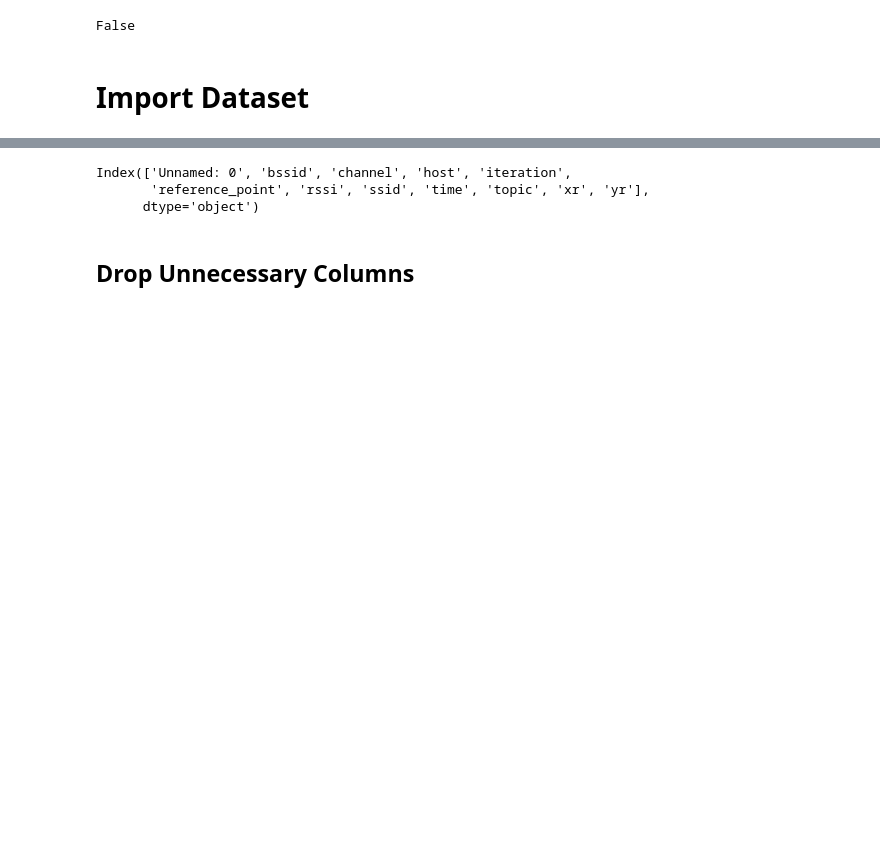
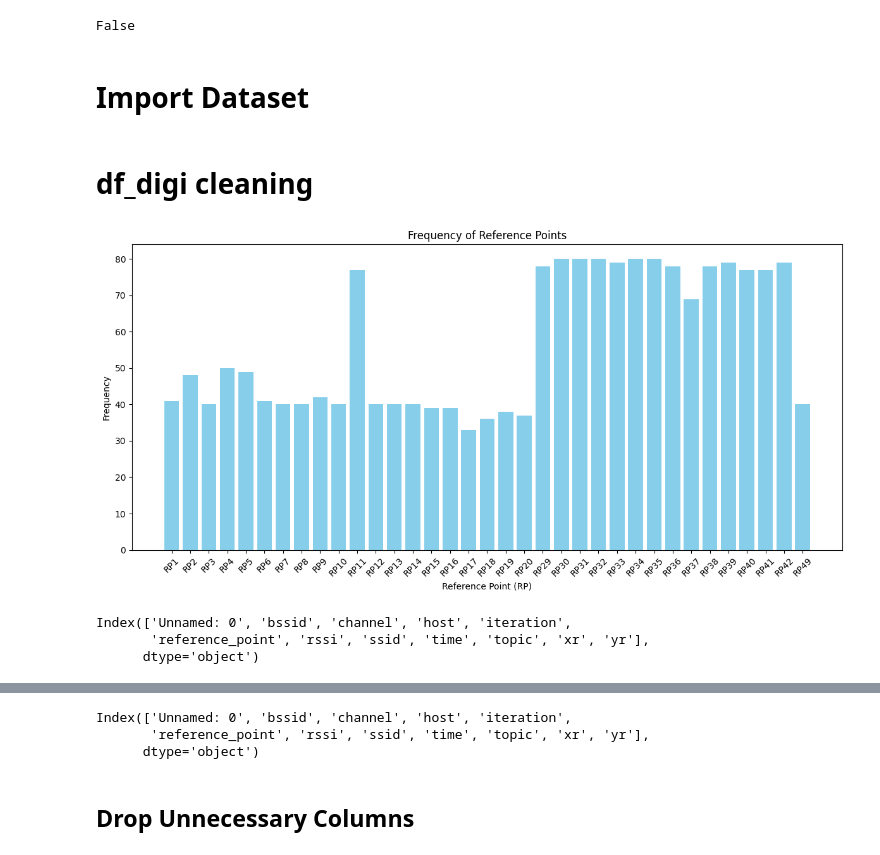
Before and after one commit to laurenchristyt/WiFi-Coverage-and-Capacity-Optimization-Access-Point-Localization-and-RSSI-Prediction-, a Jupyter notebook: location_data_cleaning.ipynb, the cells around one changed output, grey strips where cells are left out. Saved outputs shown, nothing was run; the diff lists cells and outputs as text; code cells hidden in the pictures; blank space fills up the shorter version.

```diff
--- a/location_data_cleaning.ipynb
+++ b/location_data_cleaning.ipynb
@@ -88,7 +89,30 @@ False
 # %% [markdown]
 # Import Dataset
 # %%
-df_digi = pd.read_csv('dataset.csv')
-df_dosen = pd.read_csv('dosen.csv')
-df_sc = pd.read_csv('student_corner.csv')
-df_eltron = pd.read_csv('half eltron.csv')
+df_digi = pd.read_csv('Data/dataset.csv') #Digi Luar, Selasar
+df_dosen = pd.read_csv('Data/dosen.csv') # Ruangan Dosen, Selasar Luar
+df_sc = pd.read_csv('Data/student_corner.csv') # Student Corner
+df_eltron = pd.read_csv('Data/half eltron.csv') # Half Eltron
+df_selasar = pd.read_csv('Data/selasar.csv') # Selasar dalem + Digi dalem
+df_final = pd.read_csv('Data/final.csv') # Half eltron, belakang sc
+# %% [markdown]
+# df_digi cleaning
+# %%
+frequency = df_digi['reference_point'].value_counts()
+
+frequency_df = frequency.reset_index()
+frequency_df.columns = ['reference_point', 'frequency']
+
+frequency_df['rp_number'] = frequency_df['reference_point'].str.extract('(\d+)').astype(int)
+frequency_df = frequency_df.sort_values(by='rp_number')
+
+plt.figure(figsize=(12, 6))
+plt.bar(frequency_df['reference_point'], frequency_df['frequency'], color='skyblue')
+plt.xlabel('Reference Point (RP)')
+plt.ylabel('Frequency')
+plt.title('Frequency of Reference Points')
+plt.xticks(rotation=45)  # Rotate x-axis labels for better readability
+plt.tight_layout()  # Adjust layout to prevent clipping of labels
+plt.show()
+# %% [output]
+[figure, added]
@@ -94,0 +121,6 @@ df_eltron = pd.read_csv('half eltron.csv')
+# %%
+df_digi.columns
+# %% [output]
+Index(['Unnamed: 0', 'bssid', 'channel', 'host', 'iteration',
+       'reference_point', 'rssi', 'ssid', 'time', 'topic', 'xr', 'yr'],
+      dtype='object')
```
Also changed, not shown: parts of 22 cells of this notebook, 26 other files.
